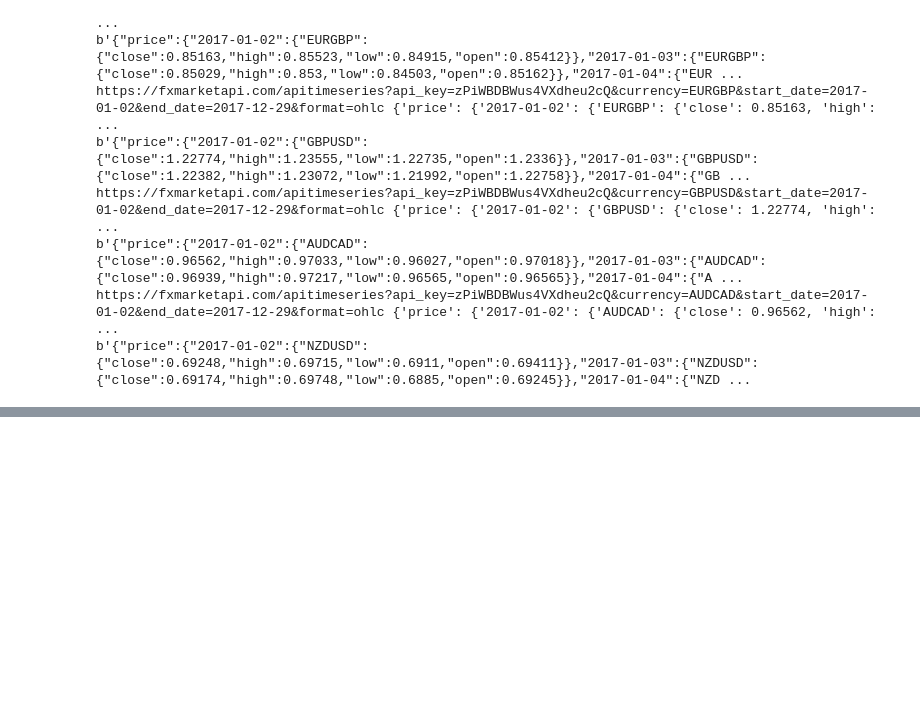
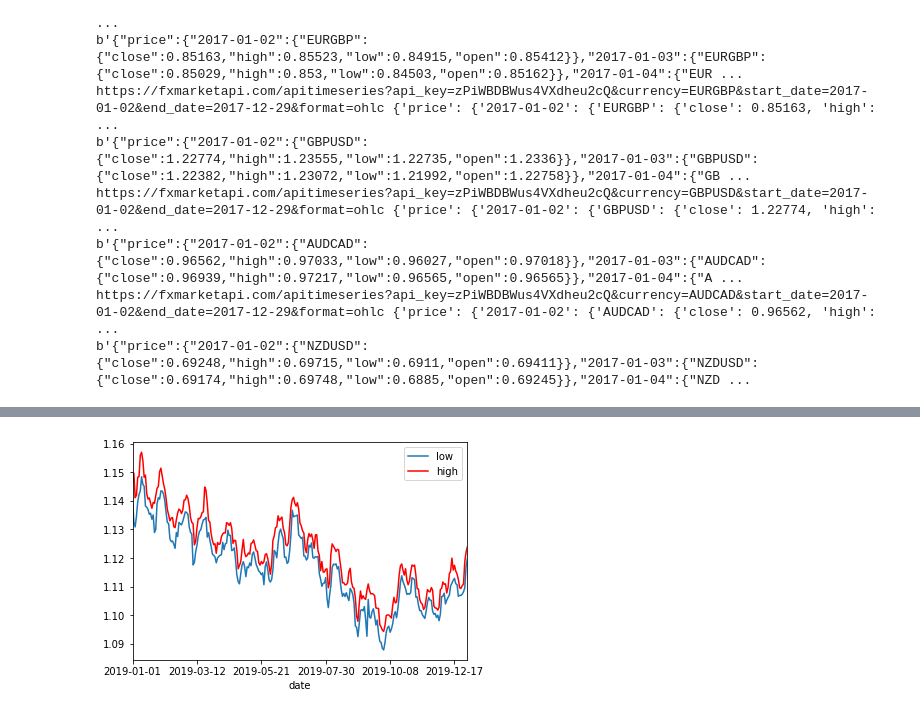
Before and after one commit to derek-shing/Forex2, a Jupyter notebook: Forex_basic.ipynb, the cells around one changed output, grey strips where cells are left out. Drawn from its saved outputs; the diff is of its cells as text; code cells hidden in the pictures; blank space fills up the shorter version.

```diff
--- a/Forex_basic.ipynb
+++ b/Forex_basic.ipynb
@@ -108,0 +155,2 @@ def get_data_and_save_to_s3(pairname,start,end):
+# %%
+data = json.loads(file_contents)
@@ -108,0 +165,18 @@ def get_data_and_save_to_s3(pairname,start,end):
+# %%
+openlist=[]
+closelist=[]
+highlist=[]
+lowlist=[]
+datelist=[]
+pair='EURUSD'
+#for each date:
+for date in list(data['price'].keys()):
+  if date not in ['end_date', 'start_date']:
+    openlist.append(data['price'][date][pair]['open'])
+    closelist.append(data['price'][date][pair]['close'])
+    highlist.append(data['price'][date][pair]['high'])
+    lowlist.append(data['price'][date][pair]['low'])
+    datelist.append(date)
+
+
+  #append data to all 4 list
@@ -108,0 +185,4 @@ def get_data_and_save_to_s3(pairname,start,end):
+# %%
+d={'date':datelist,'open':openlist,'close':closelist,'low':lowlist,'high':highlist}
+# %%
+df=pd.DataFrame(d)
@@ -108,0 +198,13 @@ def get_data_and_save_to_s3(pairname,start,end):
+# %%
+import matplotlib.pyplot as plt
+import pandas as pd
+
+# gca stands for 'get current axis'
+ax = plt.gca()
+
+df.plot(kind='line',x='date',y='low',ax=ax)
+df.plot(kind='line',x='date',y='high', color='red', ax=ax)
+
+plt.show()
+# %% [output]
+[figure, added]
```
Also changed, not shown: parts of 16 cells of this notebook.
